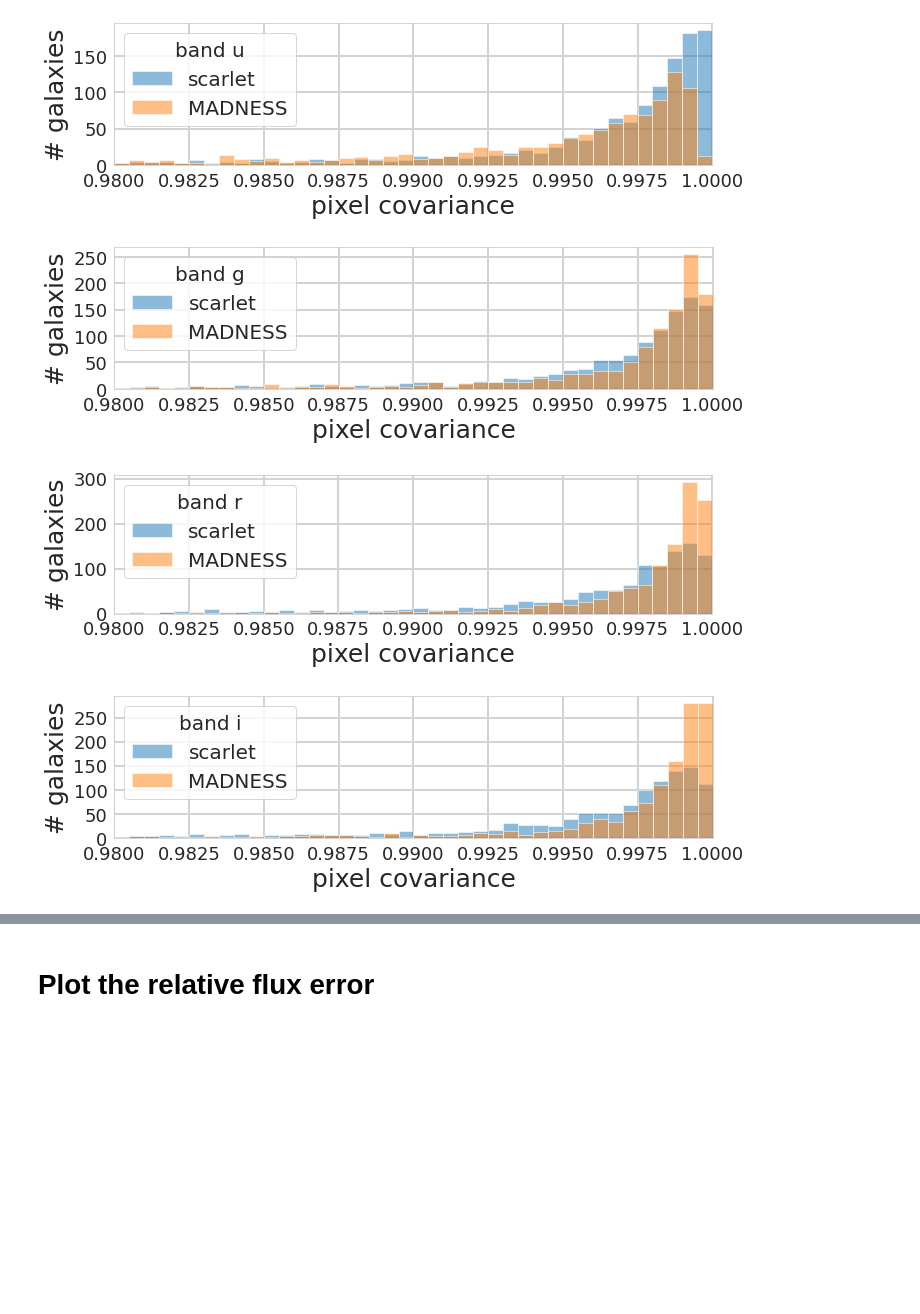
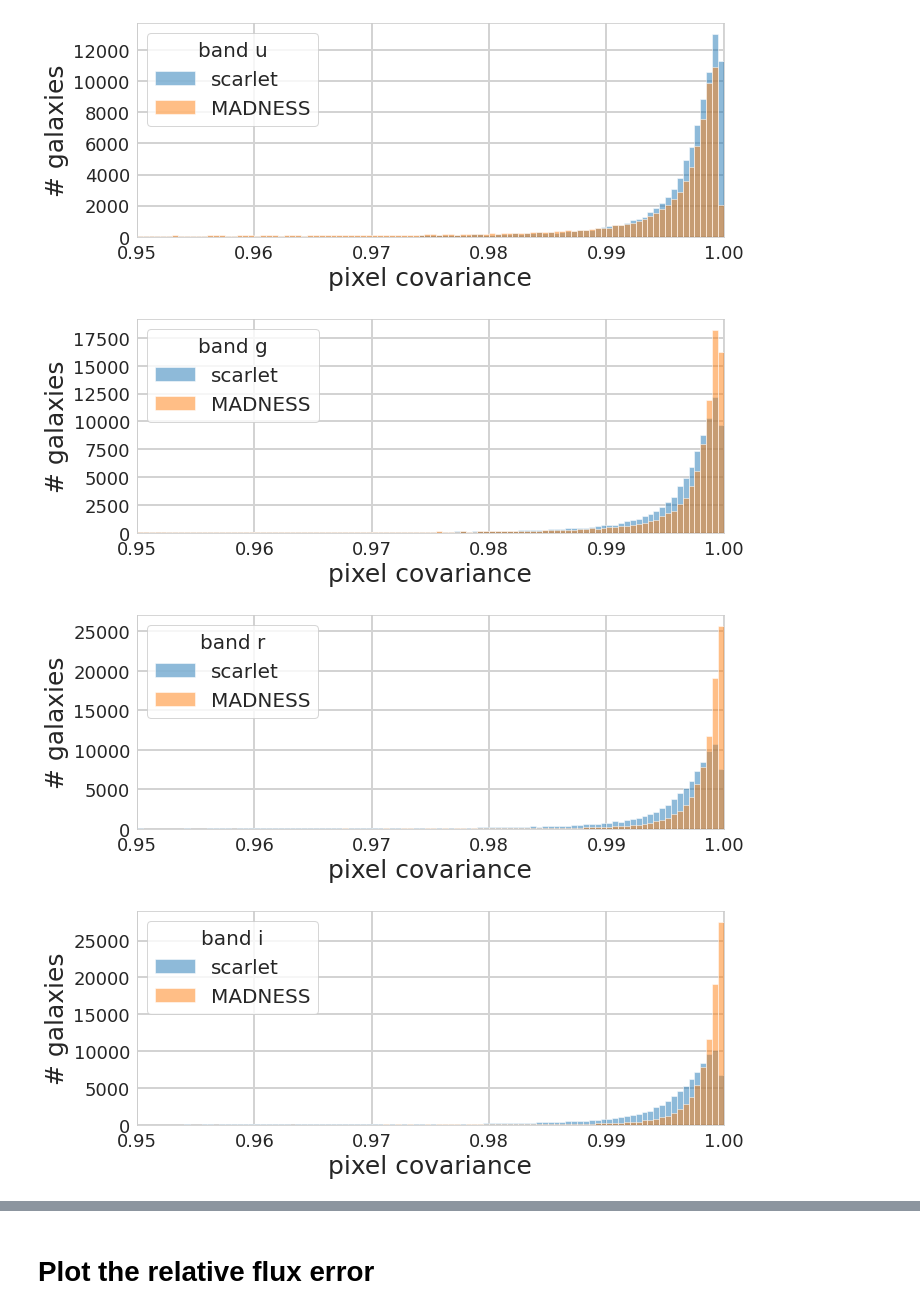
Before and after one commit to b-biswas/MADNESS-legacy, a Jupyter notebook: notebooks/compare_results_high_density.ipynb, the cells around one changed output, grey strips where cells are left out. Drawn from its saved outputs; the diff is of its cells as text; code cells hidden in the pictures; blank space fills up the shorter version.

```diff
--- a/notebooks/compare_results_high_density.ipynb
+++ b/notebooks/compare_results_high_density.ipynb
@@ -19,6 +21,6 @@ LOG = logging.getLogger(__name__)
 # %%
-data_path = "/sps/lsst/users/bbiswas/MADNESS_results/"
-run_name = "catsim_low_density_ssim_20" # 8 to 15 galaxies
+data_path = "/sps/lsst/users/bbiswas/MADNESS_results/high_density"
+run_name = "kl01" # 12 to 20 galaxies
 result_dir_path = os.path.join(data_path, run_name)
 # %%
 madness_results=[]
@@ -26,13 +28,13 @@ scarlet_results=[]
 actual_photometry = []
 blended_photometry = []
 
-for file_num in range(4):
+for file_num in range(300):
 
     madness_results.append(pd.read_pickle(os.path.join(result_dir_path, "madness_results", str(file_num) + ".pkl")))
-    scarlet_results.append(pd.read_pickle(os.path.join(result_dir_path, "scarlet_results", str(file_num) + ".pkl")))
+    scarlet_results.append(pd.read_pickle(os.path.join(data_path, "scarlet_results", str(file_num) + ".pkl")))
 
-    actual_photometry.append(pd.read_pickle(os.path.join(result_dir_path, "actual_photometry", str(file_num) + ".pkl")))
-    blended_photometry.append(pd.read_pickle(os.path.join(result_dir_path, "blended_photometry",  str(file_num) + ".pkl")))
+    actual_photometry.append(pd.read_pickle(os.path.join(data_path, "actual_photometry", str(file_num) + ".pkl")))
+    blended_photometry.append(pd.read_pickle(os.path.join(data_path, "blended_photometry",  str(file_num) + ".pkl")))
 
 madness_results = pd.concat(madness_results)
 scarlet_results = pd.concat(scarlet_results)
@@ -80,25 +98,25 @@ actual_photometry
 # %%
 bins = np.arange(0.95, 1, 0.0005)
 for band_number, band in enumerate(['u', 'g', 'r', 'i', 'z', 'y']):
-    plt.figure(figsize=(10, 3))
+    plt.figure(figsize=(10, 4))
     cov_band = band
     sns.set_style("whitegrid")
     plt.hist(scarlet_results[cov_band + '_covariance'], bins=bins, alpha=0.5, label="scarlet")
     plt.hist(madness_results[cov_band + '_covariance'], bins=bins, alpha=0.5, label="MADNESS")
     plt.legend()
-    plt.xlim([0.98, 1])
+    plt.xlim([0.95, 1])
     plt.xticks(fontsize=18)
     plt.yticks(fontsize=18)
     plt.xlabel("pixel covariance", fontsize=25)
     plt.ylabel("# galaxies", fontsize=25)
     plt.legend(fontsize=20, title="band " + band, loc="upper left", title_fontsize=20)
     ax = plt.gca()
     ax.grid(color='lightgray', linestyle='-', linewidth=2)
     plt.tight_layout()
     plt.savefig(result_dir_path + "/cov_res_"+band)
     plt.show()
 # %% [output]
-[figure, old version]
+[figure, new version]
-[figure, old version]
+[figure, new version]
-[figure, old version]
+[figure, new version]
-[figure, old version]
+[figure, new version]
```
Also changed, not shown: parts of 18 cells of this notebook, 5 other files.
